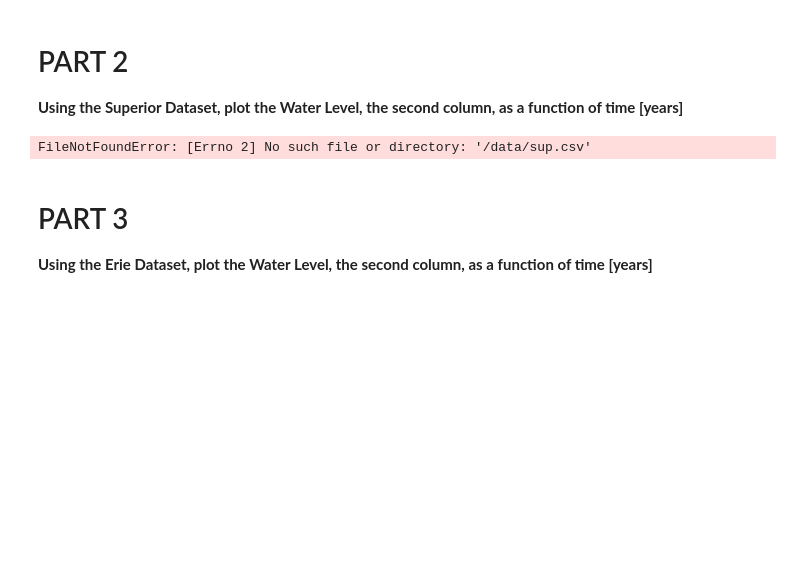
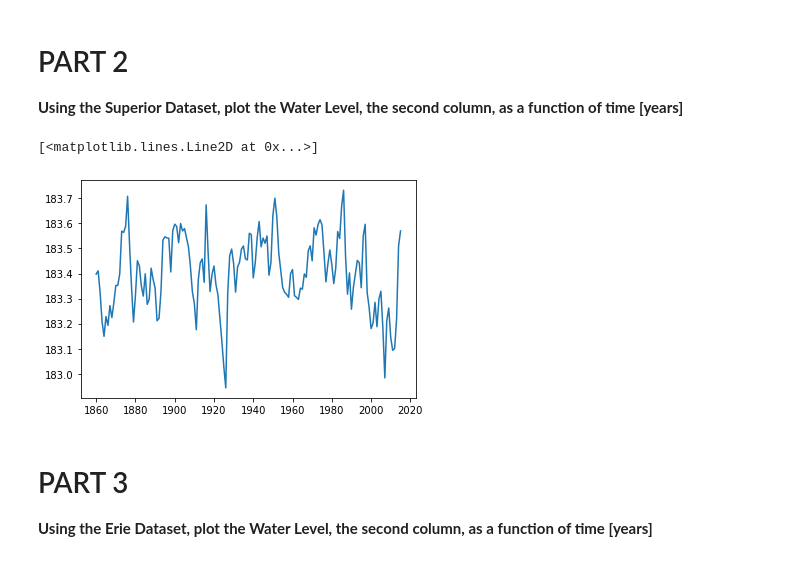
Before and after one commit to James-Kervin/CMSE202_Git_Started, a Jupyter notebook: Great_Lakes_and_Grand_River.ipynb, the cells around one changed output. Saved outputs shown, nothing was run; the diff lists cells and outputs as text; code cells hidden in the pictures; blank space fills up the shorter version.

```diff
--- a/Great_Lakes_and_Grand_River.ipynb
+++ b/Great_Lakes_and_Grand_River.ipynb
@@ -34,12 +34,14 @@ This notebook **might look very familiar!** It is based off a CMSE 201 assignmen
 # PART 2
 
 **Using the Superior Dataset, plot the Water Level, the second column, as a function of time [years]**
-# %%
-import pandas as pd
-Supperior  = pd.read_csv("/data/sup.csv")
-gdp.head()
-# %% [output]
-FileNotFoundError: [Errno 2] No such file or directory: '/data/sup.csv'
+# %%
+Supperior  = pd.read_csv("/home/kervinja/cmse202/repositories/CMSE202_Git_Started/data/sup.csv")
+Supperior.head()
+
+plt.plot(Supperior['Lake Superior annual averages'], Supperior['AnnAvg'])
+# %% [output]
+[<matplotlib.lines.Line2D at 0x...>]
+[figure, added]
 # %% [markdown]
 # PART 3
 
```
